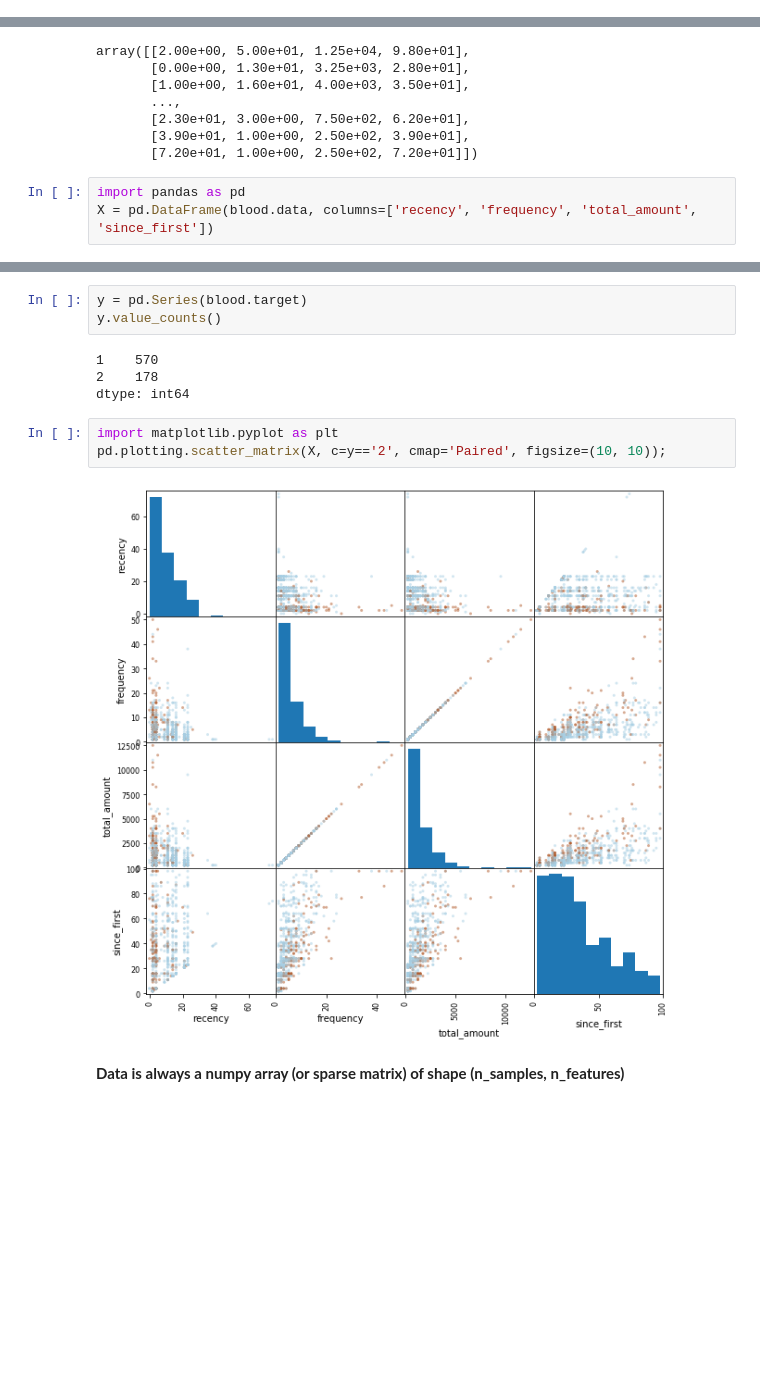
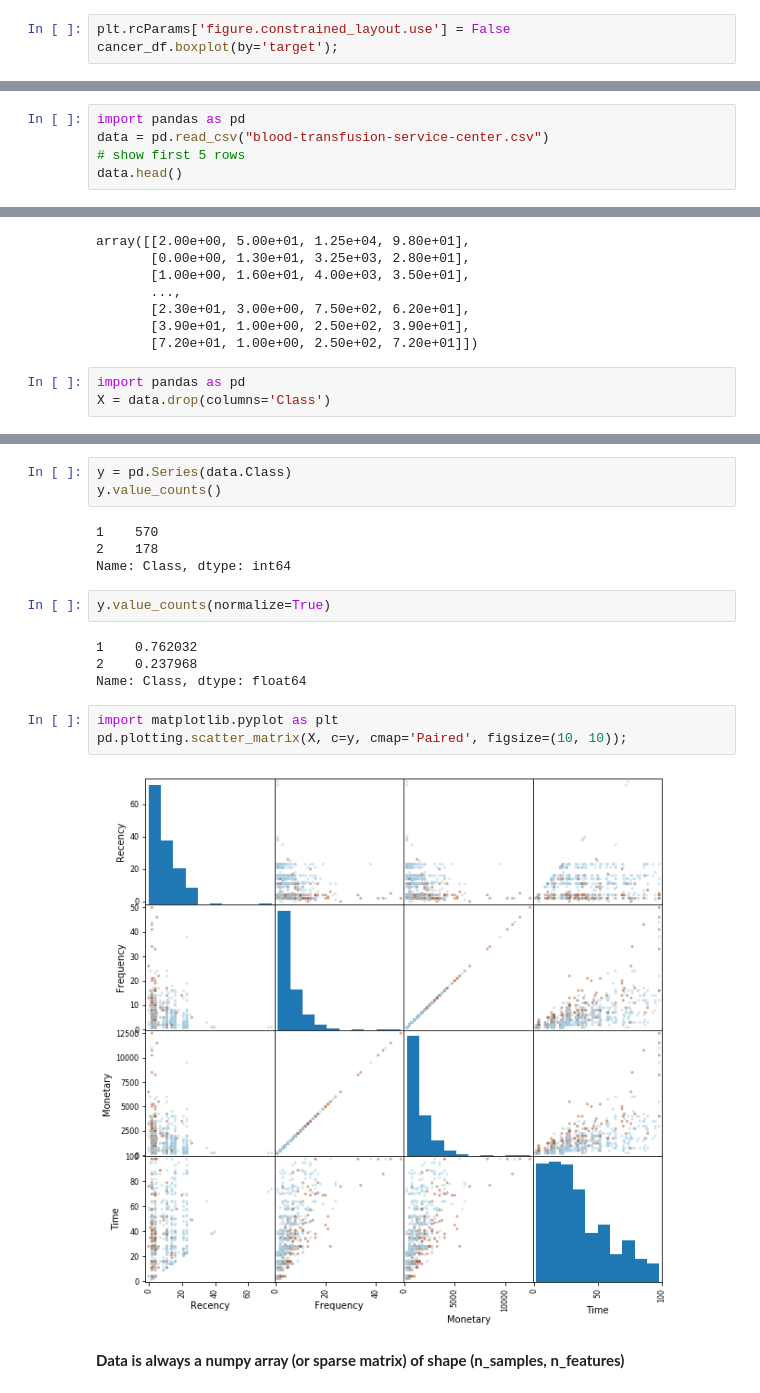
Before and after one commit to amueller/aml, a Jupyter notebook: 01-ml-workflow/01-data-loading.ipynb, the cells around one changed output, grey strips where cells are left out. Saved outputs shown, nothing was run; the diff lists cells and outputs as text; blank space fills up the shorter version.

Commit message:
start on data loading

```diff
--- a/01-ml-workflow/01-data-loading.ipynb
+++ b/01-ml-workflow/01-data-loading.ipynb
@@ -31,0 +151,3 @@ blood.data.shape
+# %%
+plt.rcParams['figure.constrained_layout.use'] = False
+cancer_df.boxplot(by='target');
@@ -31,0 +339,5 @@ blood.data.shape
+# %%
+import pandas as pd
+data = pd.read_csv("blood-transfusion-service-center.csv")
+# show first 5 rows
+data.head()
@@ -41,4 +368,4 @@ array([[2.00e+00, 5.00e+01, 1.25e+04, 9.80e+01],
        [7.20e+01, 1.00e+00, 2.50e+02, 7.20e+01]])
 # %%
 import pandas as pd
-X = pd.DataFrame(blood.data, columns=['recency', 'frequency', 'total_amount', 'since_first'])
+X = data.drop(columns='Class')
@@ -69,15 +372,21 @@ array(['2', '2', '2', '2', '1', '1', '2', '1', '2', '2', '1', '1', '2',
 # %%
-y = pd.Series(blood.target)
+y = pd.Series(data.Class)
 y.value_counts()
 # %% [output]
 1    570
 2    178
-dtype: int64
+Name: Class, dtype: int64
+# %%
+y.value_counts(normalize=True)
+# %% [output]
+1    0.762032
+2    0.237968
+Name: Class, dtype: float64
 # %%
 import matplotlib.pyplot as plt
-pd.plotting.scatter_matrix(X, c=y=='2', cmap='Paired', figsize=(10, 10));
+pd.plotting.scatter_matrix(X, c=y, cmap='Paired', figsize=(10, 10));
 # %% [output]
-[figure, old version]
+[figure, new version]
 # %% [markdown]
 **Data is always a numpy array (or sparse matrix) of shape (n_samples, n_features)**
 # %% [markdown]
```
Also changed, not shown: parts of 69 cells of this notebook.
